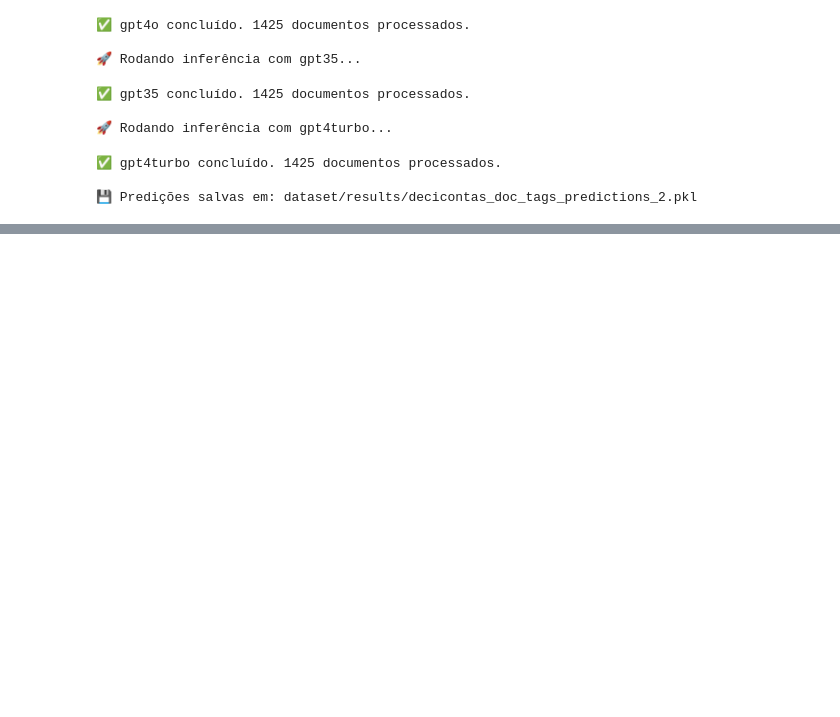
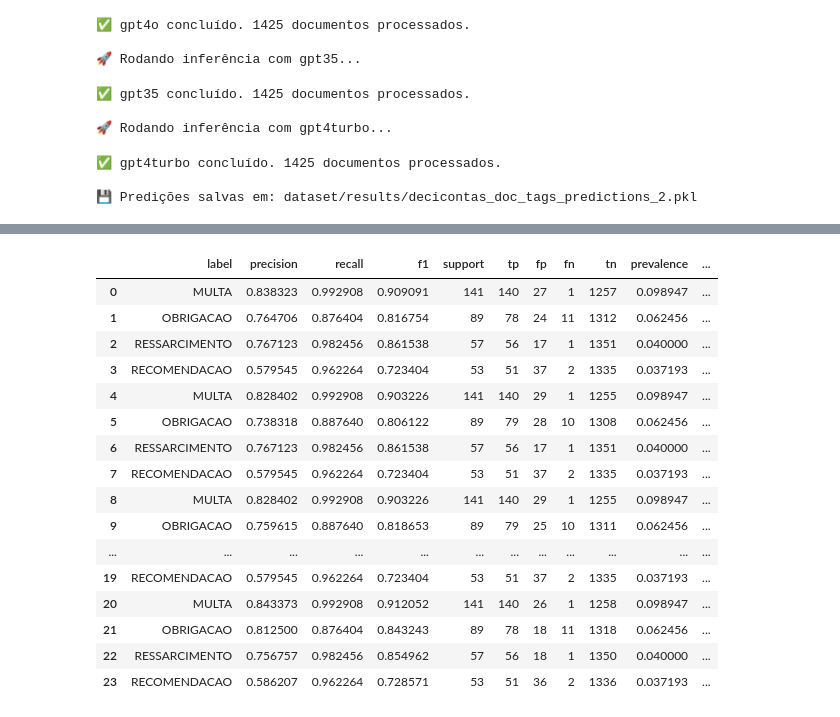
Before and after one commit to eduardoplima/decicontas.br, a Jupyter notebook: document_tagging.ipynb, the cells around one changed output, grey strips where cells are left out. Drawn from its saved outputs; the diff is of its cells as text; code cells hidden in the pictures; blank space fills up the shorter version.

```diff
--- a/document_tagging.ipynb
+++ b/document_tagging.ipynb
@@ -277,0 +272,2 @@ print(f"\n💾 Predições salvas em: {pred_path}")
+# %%
+pred_path = "dataset/labeled_data/decicontas_doc_tags_predictions_all.pkl"
@@ -349,3 +467,23 @@ Resumo das métricas:
+# %%
+df_results_per_tag
+# %% [output]
+|  | label | precision | recall | f1 | support | tp | fp | fn | tn | prevalence | ... |
+| 0 | MULTA | 0.838323 | 0.992908 | 0.909091 | 141 | 140 | 27 | 1 | 1257 | 0.098947 | ... |
+| 1 | OBRIGACAO | 0.764706 | 0.876404 | 0.816754 | 89 | 78 | 24 | 11 | 1312 | 0.062456 | ... |
+| 2 | RESSARCIMENTO | 0.767123 | 0.982456 | 0.861538 | 57 | 56 | 17 | 1 | 1351 | 0.040000 | ... |
+| 3 | RECOMENDACAO | 0.579545 | 0.962264 | 0.723404 | 53 | 51 | 37 | 2 | 1335 | 0.037193 | ... |
+| 4 | MULTA | 0.828402 | 0.992908 | 0.903226 | 141 | 140 | 29 | 1 | 1255 | 0.098947 | ... |
+| 5 | OBRIGACAO | 0.738318 | 0.887640 | 0.806122 | 89 | 79 | 28 | 10 | 1308 | 0.062456 | ... |
+| 6 | RESSARCIMENTO | 0.767123 | 0.982456 | 0.861538 | 57 | 56 | 17 | 1 | 1351 | 0.040000 | ... |
+| 7 | RECOMENDACAO | 0.579545 | 0.962264 | 0.723404 | 53 | 51 | 37 | 2 | 1335 | 0.037193 | ... |
+| 8 | MULTA | 0.828402 | 0.992908 | 0.903226 | 141 | 140 | 29 | 1 | 1255 | 0.098947 | ... |
+| 9 | OBRIGACAO | 0.759615 | 0.887640 | 0.818653 | 89 | 79 | 25 | 10 | 1311 | 0.062456 | ... |
+| ... | ... | ... | ... | ... | ... | ... | ... | ... | ... | ... | ... |
+| 19 | RECOMENDACAO | 0.579545 | 0.962264 | 0.723404 | 53 | 51 | 37 | 2 | 1335 | 0.037193 | ... |
+| 20 | MULTA | 0.843373 | 0.992908 | 0.912052 | 141 | 140 | 26 | 1 | 1258 | 0.098947 | ... |
+| 21 | OBRIGACAO | 0.812500 | 0.876404 | 0.843243 | 89 | 78 | 18 | 11 | 1318 | 0.062456 | ... |
+| 22 | RESSARCIMENTO | 0.756757 | 0.982456 | 0.854962 | 57 | 56 | 18 | 1 | 1350 | 0.040000 | ... |
+| 23 | RECOMENDACAO | 0.586207 | 0.962264 | 0.728571 | 53 | 51 | 36 | 2 | 1336 | 0.037193 | ... |
 # %%
 # ==========================================================
 # 2️⃣ Avaliação — lê predições e calcula métricas agregadas e por tag
```
Also changed, not shown: parts of 12 cells of this notebook, 2 other files.
